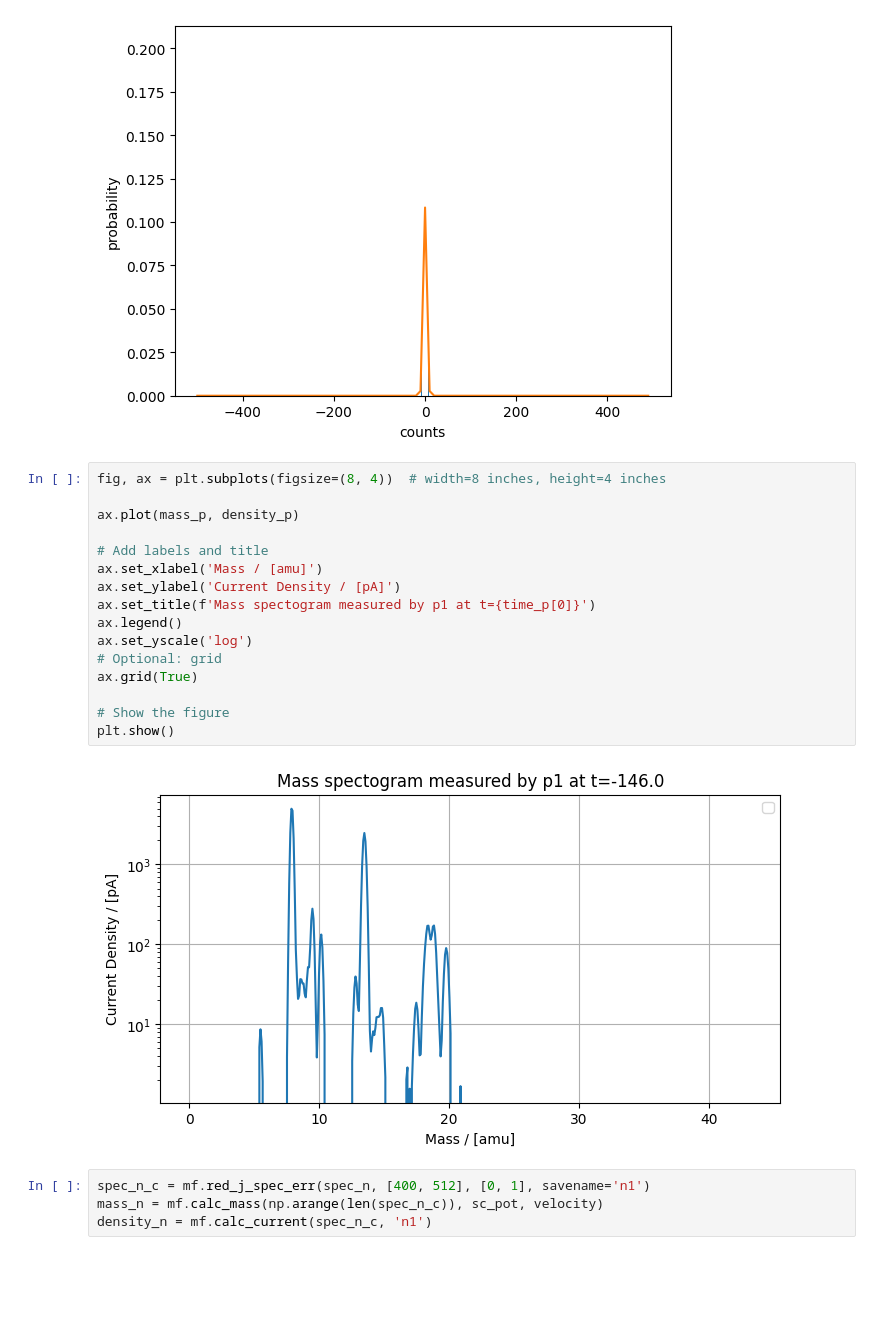
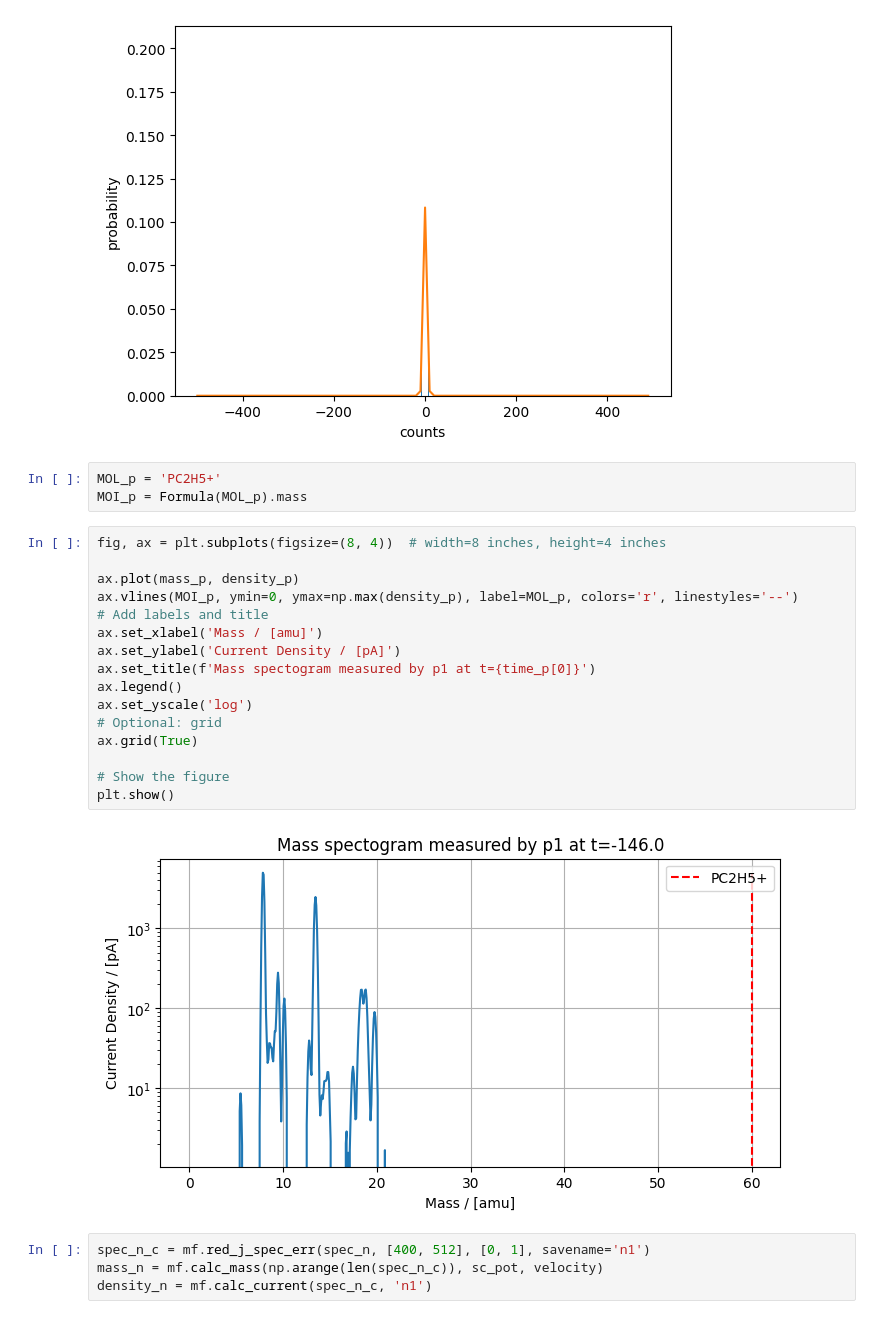
Before and after one commit to richarderikjohansson/JICA, a Jupyter notebook: lscripts/analyze_sec146.ipynb, the cells around one changed output. Cells and saved outputs as stored; diff of their text form; blank space fills up the shorter version.

```diff
--- a/lscripts/analyze_sec146.ipynb
+++ b/lscripts/analyze_sec146.ipynb
@@ -27,24 +28,27 @@ density_p = mf.calc_current(spec_p_c, 'p1')
 # %% [output]
 1
 [figure]
+# %%
+MOL_p = 'PC2H5+'
+MOI_p = Formula(MOL_p).mass
 # %%
 fig, ax = plt.subplots(figsize=(8, 4))  # width=8 inches, height=4 inches
 
 ax.plot(mass_p, density_p)
-
+ax.vlines(MOI_p, ymin=0, ymax=np.max(density_p), label=MOL_p, colors='r', linestyles='--')
 # Add labels and title
 ax.set_xlabel('Mass / [amu]')
 ax.set_ylabel('Current Density / [pA]')
 ax.set_title(f'Mass spectogram measured by p1 at t={time_p[0]}')
 ax.legend()
 ax.set_yscale('log')
 # Optional: grid
 ax.grid(True)
 
 # Show the figure
 plt.show()
 # %% [output]
-[figure, old version]
+[figure, new version]
 # %%
 spec_n_c = mf.red_j_spec_err(spec_n, [400, 512], [0, 1], savename='n1')
 mass_n = mf.calc_mass(np.arange(len(spec_n_c)), sc_pot, velocity)
```
Also changed, not shown: parts of 3 cells of this notebook.
